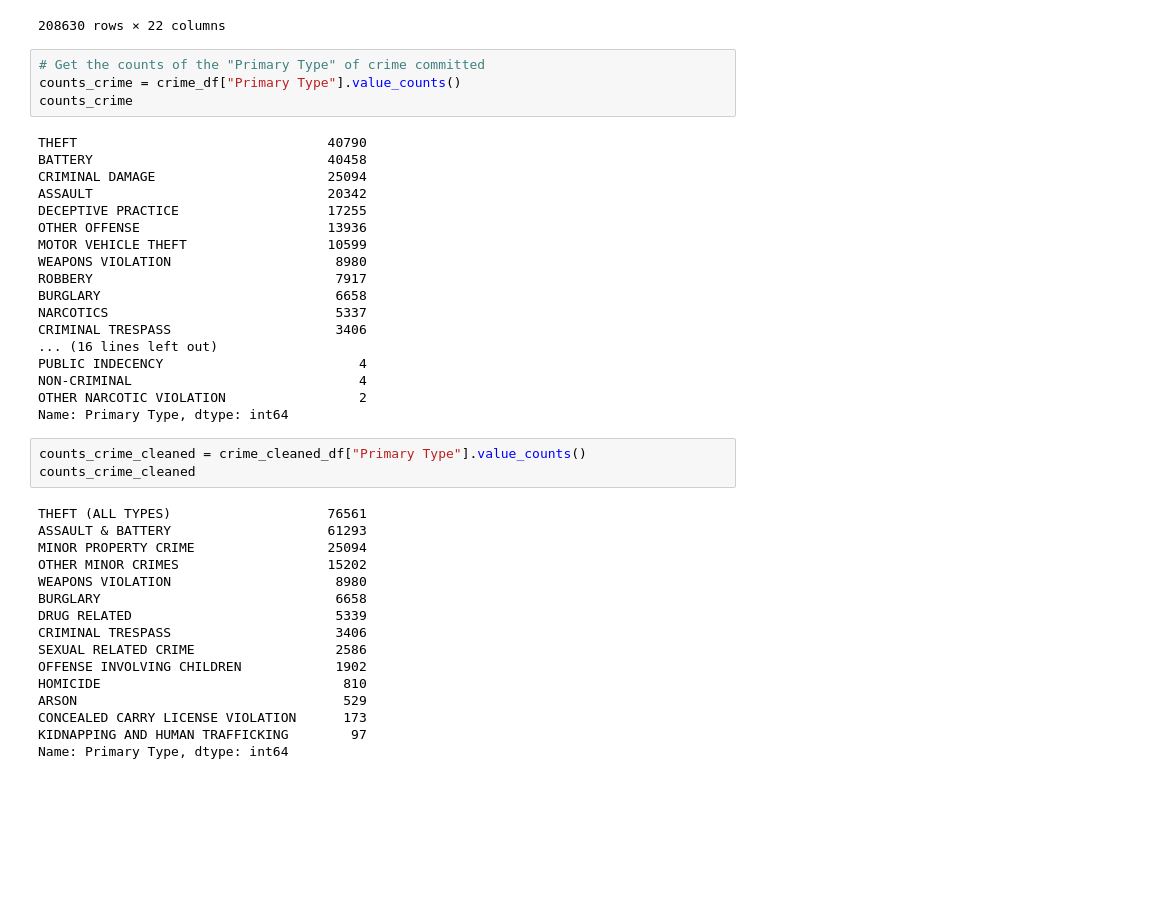
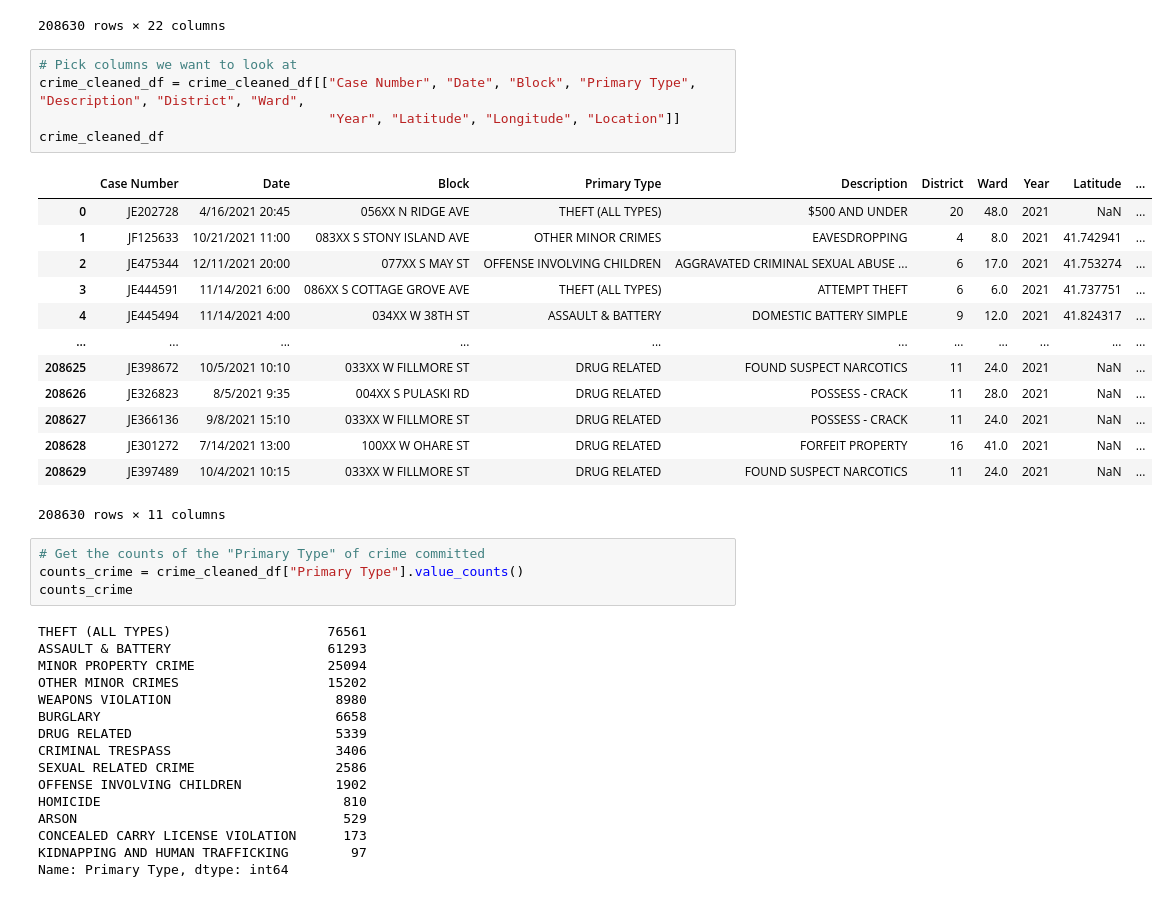
Before and after one commit to jmpealy/project1, a Jupyter notebook: Chicago_Crime_2021.ipynb, the cells around one changed output. Saved outputs shown, nothing was run; the diff lists cells and outputs as text; blank space fills up the shorter version.

Commit message:
Changed Variable Names

```diff
--- a/Chicago_Crime_2021.ipynb
+++ b/Chicago_Crime_2021.ipynb
@@ -69,46 +69,44 @@ crime_cleaned_df
 | 208628 | 12503194 | JE301272 | 7/14/2021 13:00 | 100XX W OHARE ST | 2091 | DRUG RELATED | FORFEIT PROPERTY | AIRPORT/AIRCRAFT | ... |
 | 208629 | 12535816 | JE397489 | 10/4/2021 10:15 | 033XX W FILLMORE ST | 2093 | DRUG RELATED | FOUND SUSPECT NARCOTICS | POLICE FACILITY / VEHICLE PARKING... | ... |
 208630 rows × 22 columns
+# %%
+# Pick columns we want to look at
+crime_cleaned_df = crime_cleaned_df[["Case Number", "Date", "Block", "Primary Type", "Description", "District", "Ward",
+                                     "Year", "Latitude", "Longitude", "Location"]]
+crime_cleaned_df
+# %% [output]
+|  | Case Number | Date | Block | Primary Type | Description | District | Ward | Year | Latitude | ... |
+| 0 | JE202728 | 4/16/2021 20:45 | 056XX N RIDGE AVE | THEFT (ALL TYPES) | $500 AND UNDER | 20 | 48.0 | 2021 | NaN | ... |
+| 1 | JF125633 | 10/21/2021 11:00 | 083XX S STONY ISLAND AVE | OTHER MINOR CRIMES | EAVESDROPPING | 4 | 8.0 | 2021 | 41.742941 | ... |
+| 2 | JE475344 | 12/11/2021 20:00 | 077XX S MAY ST | OFFENSE INVOLVING CHILDREN | AGGRAVATED CRIMINAL SEXUAL ABUSE ... | 6 | 17.0 | 2021 | 41.753274 | ... |
+| 3 | JE444591 | 11/14/2021 6:00 | 086XX S COTTAGE GROVE AVE | THEFT (ALL TYPES) | ATTEMPT THEFT | 6 | 6.0 | 2021 | 41.737751 | ... |
+| 4 | JE445494 | 11/14/2021 4:00 | 034XX W 38TH ST | ASSAULT & BATTERY | DOMESTIC BATTERY SIMPLE | 9 | 12.0 | 2021 | 41.824317 | ... |
+| ... | ... | ... | ... | ... | ... | ... | ... | ... | ... | ... |
+| 208625 | JE398672 | 10/5/2021 10:10 | 033XX W FILLMORE ST | DRUG RELATED | FOUND SUSPECT NARCOTICS | 11 | 24.0 | 2021 | NaN | ... |
+| 208626 | JE326823 | 8/5/2021 9:35 | 004XX S PULASKI RD | DRUG RELATED | POSSESS - CRACK | 11 | 28.0 | 2021 | NaN | ... |
+| 208627 | JE366136 | 9/8/2021 15:10 | 033XX W FILLMORE ST | DRUG RELATED | POSSESS - CRACK | 11 | 24.0 | 2021 | NaN | ... |
+| 208628 | JE301272 | 7/14/2021 13:00 | 100XX W OHARE ST | DRUG RELATED | FORFEIT PROPERTY | 16 | 41.0 | 2021 | NaN | ... |
+| 208629 | JE397489 | 10/4/2021 10:15 | 033XX W FILLMORE ST | DRUG RELATED | FOUND SUSPECT NARCOTICS | 11 | 24.0 | 2021 | NaN | ... |
+208630 rows × 11 columns
 # %%
 # Get the counts of the "Primary Type" of crime committed
-counts_crime = crime_df["Primary Type"].value_counts()
+counts_crime = crime_cleaned_df["Primary Type"].value_counts()
 counts_crime
 # %% [output]
-THEFT                                40790
-BATTERY                              40458
-CRIMINAL DAMAGE                      25094
-ASSAULT                              20342
-DECEPTIVE PRACTICE                   17255
-OTHER OFFENSE                        13936
-MOTOR VEHICLE THEFT                  10599
+THEFT (ALL TYPES)                    76561
+ASSAULT & BATTERY                    61293
+MINOR PROPERTY CRIME                 25094
+OTHER MINOR CRIMES                   15202
 WEAPONS VIOLATION                     8980
-ROBBERY                               7917
 BURGLARY                              6658
-NARCOTICS                             5337
+DRUG RELATED                          5339
 CRIMINAL TRESPASS                     3406
-... (16 lines left out)
-PUBLIC INDECENCY                         4
-NON-CRIMINAL                             4
-OTHER NARCOTIC VIOLATION                 2
+SEXUAL RELATED CRIME                  2586
+OFFENSE INVOLVING CHILDREN            1902
+HOMICIDE                               810
+ARSON                                  529
+CONCEALED CARRY LICENSE VIOLATION      173
+KIDNAPPING AND HUMAN TRAFFICKING        97
 Name: Primary Type, dtype: int64
-# %%
-counts_crime_cleaned = crime_cleaned_df["Primary Type"].value_counts()
-counts_crime_cleaned
-# %% [output]
-THEFT (ALL TYPES)                    76561
-ASSAULT & BATTERY                    61293
-MINOR PROPERTY CRIME                 25094
-OTHER MINOR CRIMES                   15202
-WEAPONS VIOLATION                     8980
-BURGLARY                              6658
-DRUG RELATED                          5339
-CRIMINAL TRESPASS                     3406
-SEXUAL RELATED CRIME                  2586
-OFFENSE INVOLVING CHILDREN            1902
-HOMICIDE                               810
-ARSON                                  529
-CONCEALED CARRY LICENSE VIOLATION      173
-KIDNAPPING AND HUMAN TRAFFICKING        97
-Name: Primary Type, dtype: int64
 # %%
 # Look at which district had the most crimes
```
Also changed, not shown: parts of 2 cells of this notebook.
